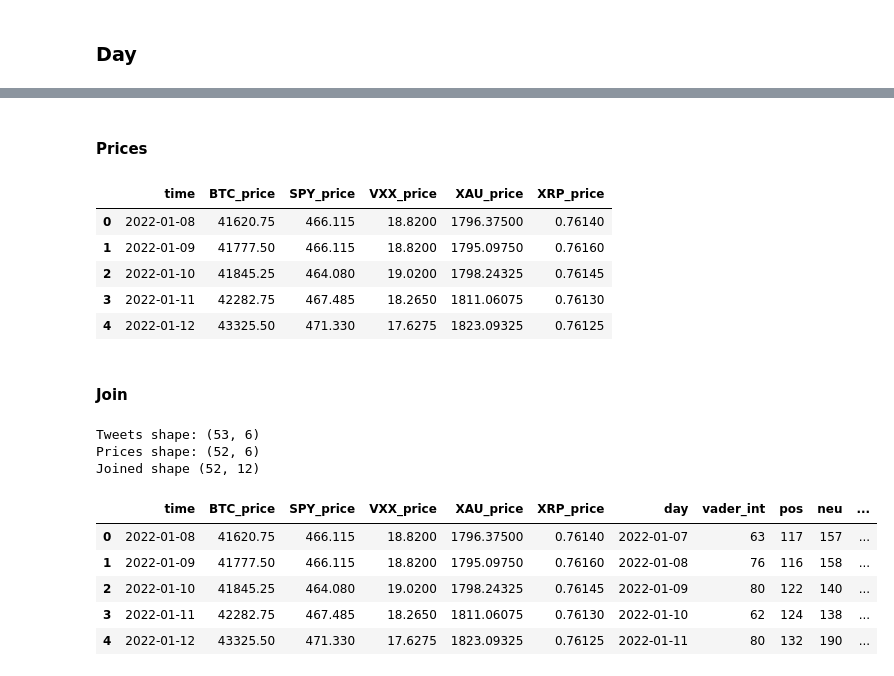
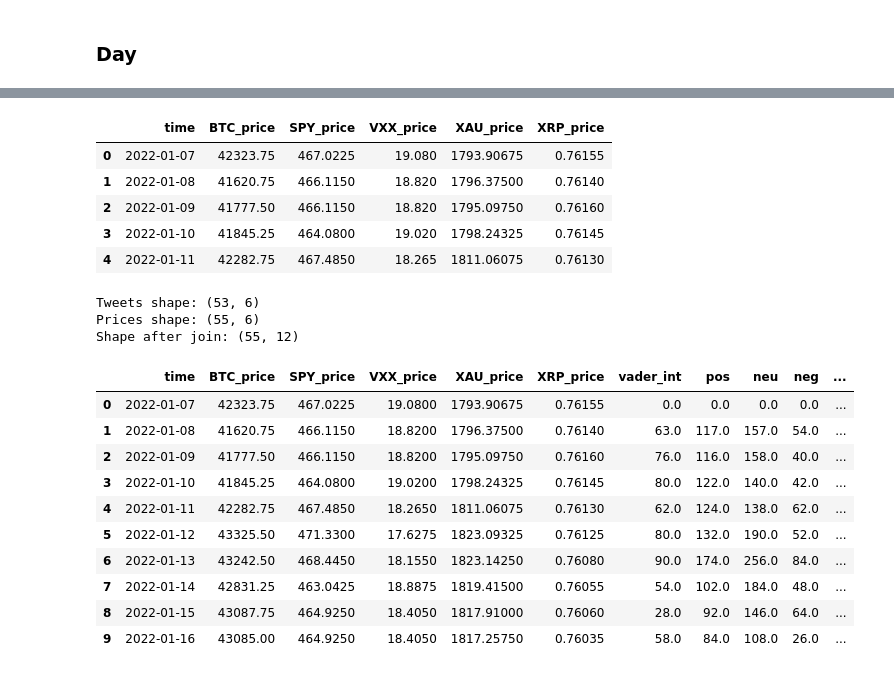
Before and after one commit to MGaulia/PD, a Jupyter notebook: 3 Sentiment.ipynb, the cells around one changed output, grey strips where cells are left out. Cells and saved outputs as stored; diff of their text form; code cells hidden in the pictures.

```diff
--- a/3 Sentiment.ipynb
+++ b/3 Sentiment.ipynb
@@ -119,6 +54,0 @@ POS : Not bad at all
-# %%
-for s in sentences:
-    v = get_vader_sentiment(s)
-    t = get_transformers_sentiment(s)
-    print("Matching? ", v == t, "      Sentence: ", s)
-    print("Vader: ", v, "     ", "Transformers: ", t, "\n")
@@ -164,3 +147,6 @@ def preprocess(text):
 # %%
-t = pd.read_csv("data/tweets.csv")
+t = pd.read_csv("raw_data/tweets.csv")
 t["clean"] = [preprocess(i) for i in t.text]
+t["vader"] = [get_vader_sentiment(s) for s in t.clean]
+t["vader_int"] = t.vader.replace({'POS':1,'NEU':0,'NEG':-1})
+t.head()
@@ -180,11 +165,11 @@ t.head()
 # %%
 tosum = t[['time', 'vader_int']]
 tosum["time"] = pd.to_datetime(tosum.time, utc = True)
-tosum["min"] = tosum.time.dt.floor("min")
+tosum["min"] = tosum.time.dt.ceil("min")
 tosum["min"] = tosum["min"].dt.tz_localize(None)
-tosum["hour"] = tosum.time.dt.floor("H")
+tosum["hour"] = tosum.time.dt.ceil("H")
 tosum["hour"] = tosum["hour"].dt.tz_localize(None)
-tosum["day"] = tosum.time.dt.floor("D")
+tosum["day"] = tosum.time.dt.ceil("D")
 tosum["day"] = tosum["day"].dt.tz_localize(None)
 tosum["pos"] = [1 if i == 1 else 0 for i in tosum.vader_int ]
 tosum["neu"] = [1 if i == 0 else 0 for i in tosum.vader_int ]
@@ -466,32 +332,36 @@ daysum.head()
-# %% [markdown]
-#### Prices
 # %%
-dayprices = pd.read_csv("data/day.csv")
+dayprices = pd.read_csv("raw_data/day.csv")
+dayprices.time = pd.to_datetime(dayprices.time,infer_datetime_format = True,  utc = True)
+dayprices.time = dayprices.time.dt.tz_localize(None)
 dayprices.head()
 # %% [output]
 |  | time | BTC_price | SPY_price | VXX_price | XAU_price | XRP_price |
-| 0 | 2022-01-08 | 41620.75 | 466.115 | 18.8200 | 1796.37500 | 0.76140 |
-| 1 | 2022-01-09 | 41777.50 | 466.115 | 18.8200 | 1795.09750 | 0.76160 |
-| 2 | 2022-01-10 | 41845.25 | 464.080 | 19.0200 | 1798.24325 | 0.76145 |
-| 3 | 2022-01-11 | 42282.75 | 467.485 | 18.2650 | 1811.06075 | 0.76130 |
-| 4 | 2022-01-12 | 43325.50 | 471.330 | 17.6275 | 1823.09325 | 0.76125 |
+| 0 | 2022-01-07 | 42323.75 | 467.0225 | 19.080 | 1793.90675 | 0.76155 |
+| 1 | 2022-01-08 | 41620.75 | 466.1150 | 18.820 | 1796.37500 | 0.76140 |
+| 2 | 2022-01-09 | 41777.50 | 466.1150 | 18.820 | 1795.09750 | 0.76160 |
+| 3 | 2022-01-10 | 41845.25 | 464.0800 | 19.020 | 1798.24325 | 0.76145 |
+| 4 | 2022-01-11 | 42282.75 | 467.4850 | 18.265 | 1811.06075 | 0.76130 |
-# %% [markdown]
-#### Join
 # %%
 print("Tweets shape:", daysum.shape)
 print("Prices shape:", dayprices.shape)
-
-daydf = dayprices.join(daysum, lsuffix='time', rsuffix='day', how = "left")
-print("Joined shape", daydf.shape)
-daydf.head()
+daydf = pd.merge(dayprices, daysum, left_on="time", right_on="day", how = 'left')
+print("Shape after join:", daydf.shape)
+daydf = daydf.drop(['day'], axis = 1)
+daydf = daydf.fillna(0)
+daydf.head(10)
 # %% [output]
 Tweets shape: (53, 6)
-Prices shape: (52, 6)
-Joined shape (52, 12)
+Prices shape: (55, 6)
+Shape after join: (55, 12)
-|  | time | BTC_price | SPY_price | VXX_price | XAU_price | XRP_price | day | vader_int | pos | neu | ... |
-| 0 | 2022-01-08 | 41620.75 | 466.115 | 18.8200 | 1796.37500 | 0.76140 | 2022-01-07 | 63 | 117 | 157 | ... |
-| 1 | 2022-01-09 | 41777.50 | 466.115 | 18.8200 | 1795.09750 | 0.76160 | 2022-01-08 | 76 | 116 | 158 | ... |
-| 2 | 2022-01-10 | 41845.25 | 464.080 | 19.0200 | 1798.24325 | 0.76145 | 2022-01-09 | 80 | 122 | 140 | ... |
-| 3 | 2022-01-11 | 42282.75 | 467.485 | 18.2650 | 1811.06075 | 0.76130 | 2022-01-10 | 62 | 124 | 138 | ... |
-| 4 | 2022-01-12 | 43325.50 | 471.330 | 17.6275 | 1823.09325 | 0.76125 | 2022-01-11 | 80 | 132 | 190 | ... |
+|  | time | BTC_price | SPY_price | VXX_price | XAU_price | XRP_price | vader_int | pos | neu | neg | ... |
+| 0 | 2022-01-07 | 42323.75 | 467.0225 | 19.0800 | 1793.90675 | 0.76155 | 0.0 | 0.0 | 0.0 | 0.0 | ... |
+| 1 | 2022-01-08 | 41620.75 | 466.1150 | 18.8200 | 1796.37500 | 0.76140 | 63.0 | 117.0 | 157.0 | 54.0 | ... |
+| 2 | 2022-01-09 | 41777.50 | 466.1150 | 18.8200 | 1795.09750 | 0.76160 | 76.0 | 116.0 | 158.0 | 40.0 | ... |
+| 3 | 2022-01-10 | 41845.25 | 464.0800 | 19.0200 | 1798.24325 | 0.76145 | 80.0 | 122.0 | 140.0 | 42.0 | ... |
+| 4 | 2022-01-11 | 42282.75 | 467.4850 | 18.2650 | 1811.06075 | 0.76130 | 62.0 | 124.0 | 138.0 | 62.0 | ... |
+| 5 | 2022-01-12 | 43325.50 | 471.3300 | 17.6275 | 1823.09325 | 0.76125 | 80.0 | 132.0 | 190.0 | 52.0 | ... |
+| 6 | 2022-01-13 | 43242.50 | 468.4450 | 18.1550 | 1823.14250 | 0.76080 | 90.0 | 174.0 | 256.0 | 84.0 | ... |
+| 7 | 2022-01-14 | 42831.25 | 463.0425 | 18.8875 | 1819.41500 | 0.76055 | 54.0 | 102.0 | 184.0 | 48.0 | ... |
+| 8 | 2022-01-15 | 43087.75 | 464.9250 | 18.4050 | 1817.91000 | 0.76060 | 28.0 | 92.0 | 146.0 | 64.0 | ... |
+| 9 | 2022-01-16 | 43085.00 | 464.9250 | 18.4050 | 1817.25750 | 0.76035 | 58.0 | 84.0 | 108.0 | 26.0 | ... |
 # %%
```
Also changed, not shown: parts of 48 cells of this notebook, 8 other files.
